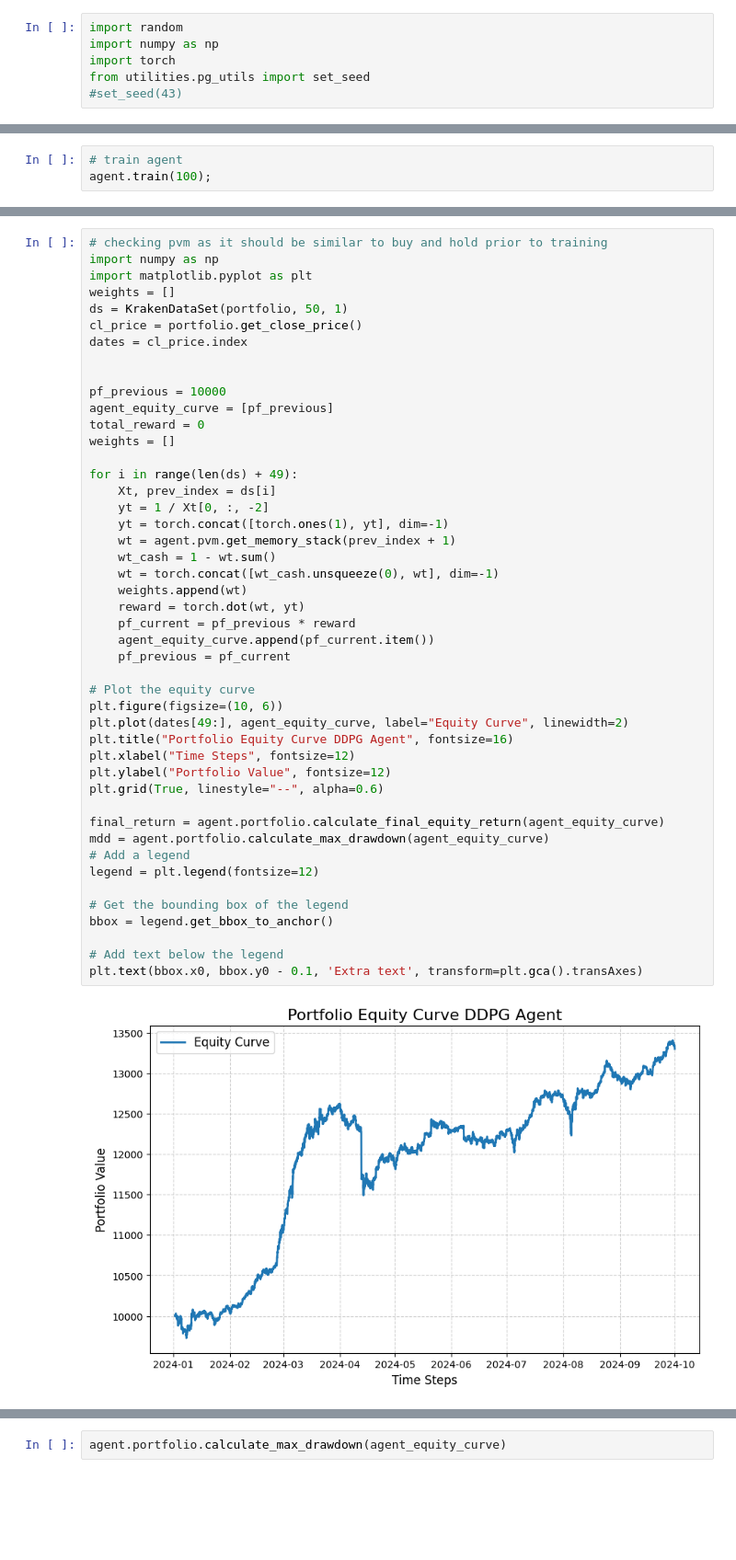
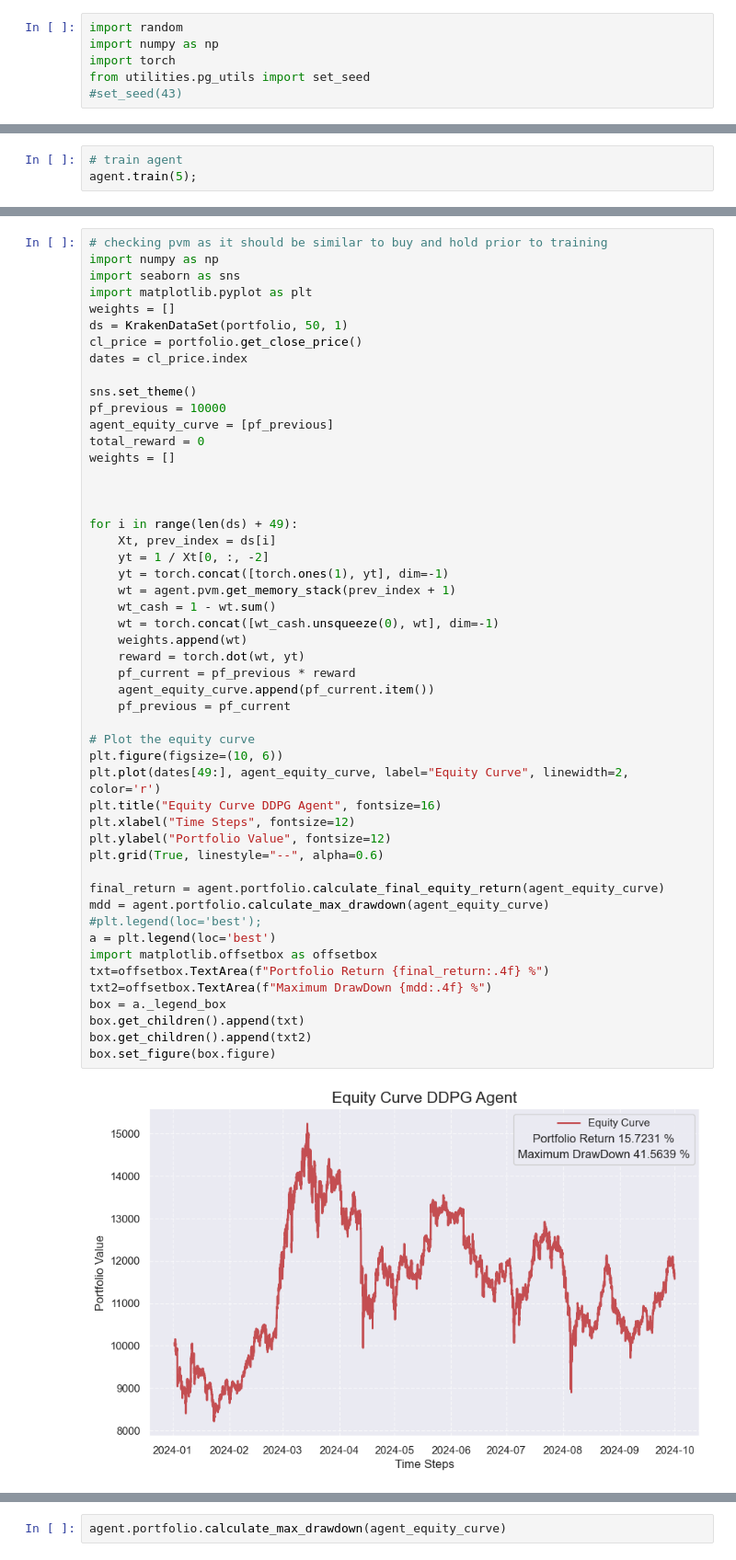
Before and after one commit to mrajancsr/deep-policy-gradient-portfolio, a Jupyter notebook: ddpgportfolio/agent/test.ipynb, the cells around one changed output, grey strips where cells are left out. Shown at 92% size. Cells and saved outputs as stored; diff of their text form; blank space fills up the shorter version.

```diff
--- a/ddpgportfolio/agent/test.ipynb
+++ b/ddpgportfolio/agent/test.ipynb
@@ -66,4 +60,4 @@ ds = KrakenDataSet(portfolio, 50, 1)
 # %%
 # train agent
-agent.train(100);
+agent.train(5);
 # %% [output]
@@ -89,48 +66,52 @@ Training complete!
 # %%
 # checking pvm as it should be similar to buy and hold prior to training
 import numpy as np
+import seaborn as sns
 import matplotlib.pyplot as plt
 weights = []
 ds = KrakenDataSet(portfolio, 50, 1)
 cl_price = portfolio.get_close_price()
 dates = cl_price.index
 
-
+sns.set_theme()
 pf_previous = 10000
 agent_equity_curve = [pf_previous]
 total_reward = 0
 weights = []
+
+
 
 for i in range(len(ds) + 49):
     Xt, prev_index = ds[i]
     yt = 1 / Xt[0, :, -2]
     yt = torch.concat([torch.ones(1), yt], dim=-1)
     wt = agent.pvm.get_memory_stack(prev_index + 1)
     wt_cash = 1 - wt.sum()
     wt = torch.concat([wt_cash.unsqueeze(0), wt], dim=-1)
     weights.append(wt)
     reward = torch.dot(wt, yt)
     pf_current = pf_previous * reward
     agent_equity_curve.append(pf_current.item())
     pf_previous = pf_current
 
 # Plot the equity curve
 plt.figure(figsize=(10, 6))
-plt.plot(dates[49:], agent_equity_curve, label="Equity Curve", linewidth=2)
-plt.title("Portfolio Equity Curve DDPG Agent", fontsize=16)
+plt.plot(dates[49:], agent_equity_curve, label="Equity Curve", linewidth=2, color='r')
+plt.title("Equity Curve DDPG Agent", fontsize=16)
 plt.xlabel("Time Steps", fontsize=12)
 plt.ylabel("Portfolio Value", fontsize=12)
 plt.grid(True, linestyle="--", alpha=0.6)
 
 final_return = agent.portfolio.calculate_final_equity_return(agent_equity_curve)
 mdd = agent.portfolio.calculate_max_drawdown(agent_equity_curve)
-# Add a legend
-legend = plt.legend(fontsize=12)
-
-# Get the bounding box of the legend
-bbox = legend.get_bbox_to_anchor()
-
-# Add text below the legend
-plt.text(bbox.x0, bbox.y0 - 0.1, 'Extra text', transform=plt.gca().transAxes)
+#plt.legend(loc='best');
+a = plt.legend(loc='best')
+import matplotlib.offsetbox as offsetbox
+txt=offsetbox.TextArea(f"Portfolio Return {final_return:.4f} %")
+txt2=offsetbox.TextArea(f"Maximum DrawDown {mdd:.4f} %")
+box = a._legend_box
+box.get_children().append(txt)
+box.get_children().append(txt2)
+box.set_figure(box.figure)
 # %% [output]
-[figure, old version]
+[figure, new version]
```
Also changed, not shown: parts of 20 cells of this notebook, 6 other files.
